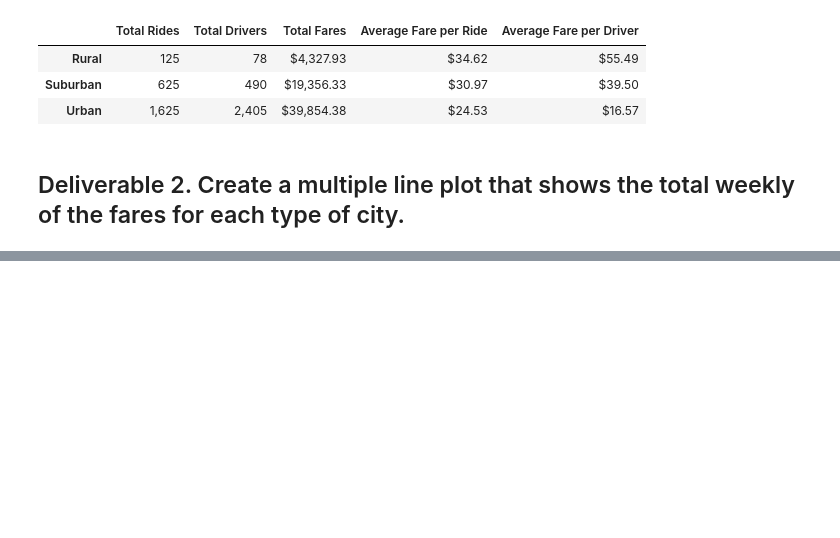
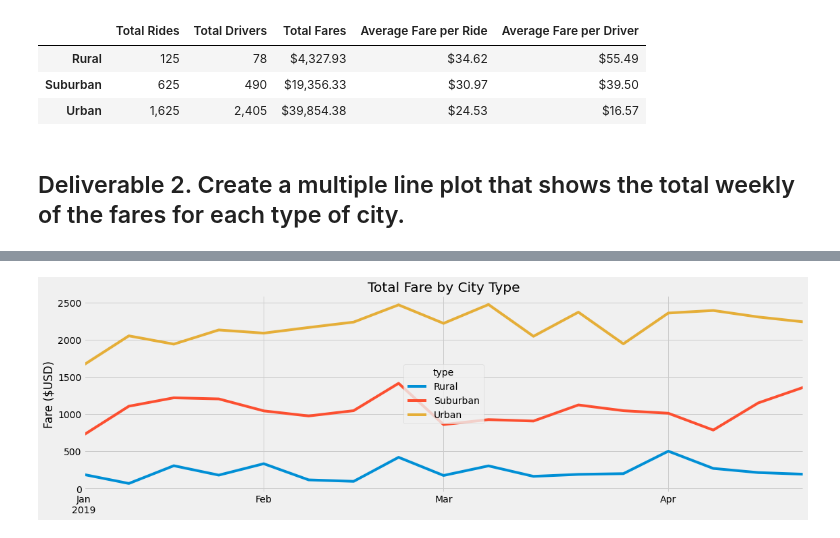
Before and after one commit to JoyRichardson/PyBer_Analysis, a Jupyter notebook: PyBer_Challenge.ipynb, the cells around one changed output, grey strips where cells are left out. Drawn from its saved outputs; the diff is of its cells as text; code cells hidden in the pictures; blank space fills up the shorter version.

```diff
--- a/PyBer_Challenge.ipynb
+++ b/PyBer_Challenge.ipynb
@@ -127,3 +154,5 @@ pyber_summary_df
 # %%
 # 4. Create a pivot table with the 'date' as the index, the columns ='type', and values='fare'
 # to get the total fares for each type of city by the date.
+fare_by_city_type_date_df = fare_by_city_type_date_df.pivot(index="date", columns="type", values="fare")
+fare_by_city_type_date_df.head(10)
@@ -130,2 +172,4 @@ pyber_summary_df
 # %%
 # 5. Create a new DataFrame from the pivot table DataFrame using loc on the given dates, '2019-01-01':'2019-04-29'.
+fare_on_given_dates_df = fare_by_city_type_date_df.loc["2019-01-01":"2019-04-29"]
+fare_on_given_dates_df.tail()
@@ -132,3 +184,4 @@ pyber_summary_df
 # %%
 # 6. Set the "date" index to datetime datatype. This is necessary to use the resample() method in Step 8.
-# df.index = pd.to_datetime(df.index)
+fare_on_given_dates_df.index = pd.to_datetime(fare_on_given_dates_df.index)
+fare_on_given_dates_df.head()
@@ -137,2 +210,4 @@ pyber_summary_df
 # %%
 # 8. Create a new DataFrame using the "resample()" function by week 'W' and get the sum of the fares for each week.
+fare_sum_by_week_df = fare_on_given_dates_df.resample("W").sum()
+fare_sum_by_week_df.head(10)
@@ -139,7 +227,18 @@ pyber_summary_df
 # %%
 # 8. Using the object-oriented interface method, plot the resample DataFrame using the df.plot() function.
 
 # Import the style from Matplotlib.
 from matplotlib import style
 # Use the graph style fivethirtyeight.
 style.use('fivethirtyeight')
+
+fare_sum_by_week_df.plot(figsize=(17,5),)
+plt.xlabel("")
+plt.ylabel("Fare ($USD)")
+plt.title("Total Fare by City Type")
+
+plt.savefig("analysis/PyBer_fare_summary.png");
+
+plt.show()
+# %% [output]
+[figure, added]
```
Also changed, not shown: parts of 8 cells of this notebook, 1 other file.
